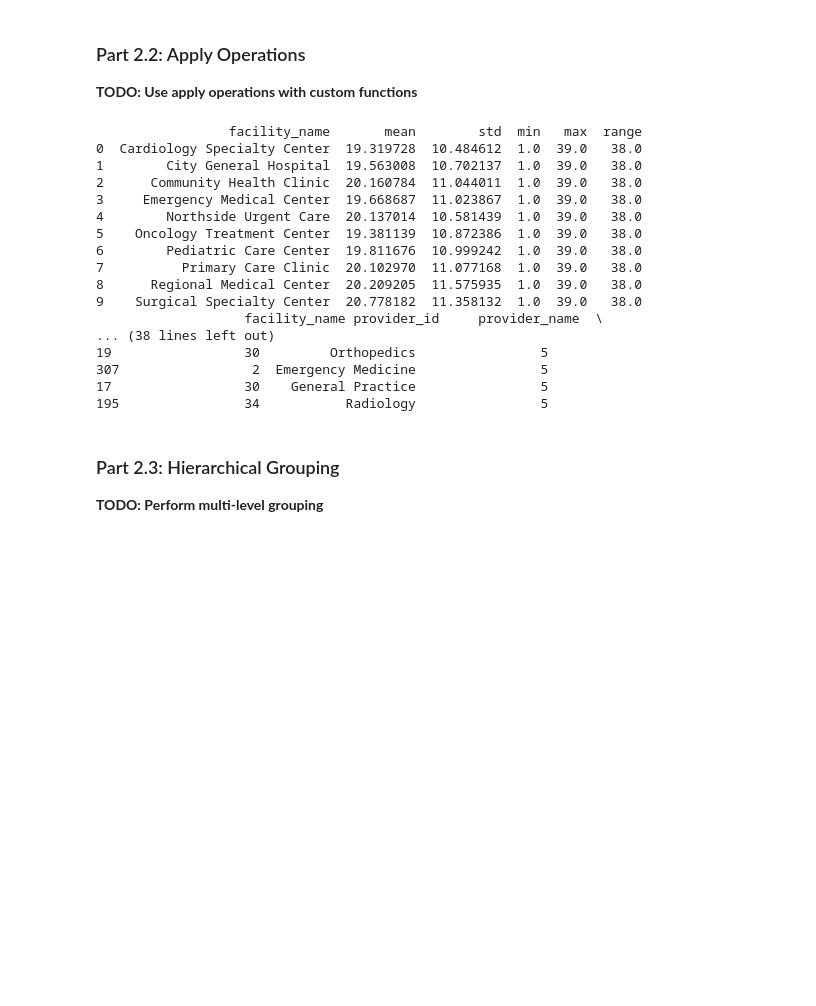
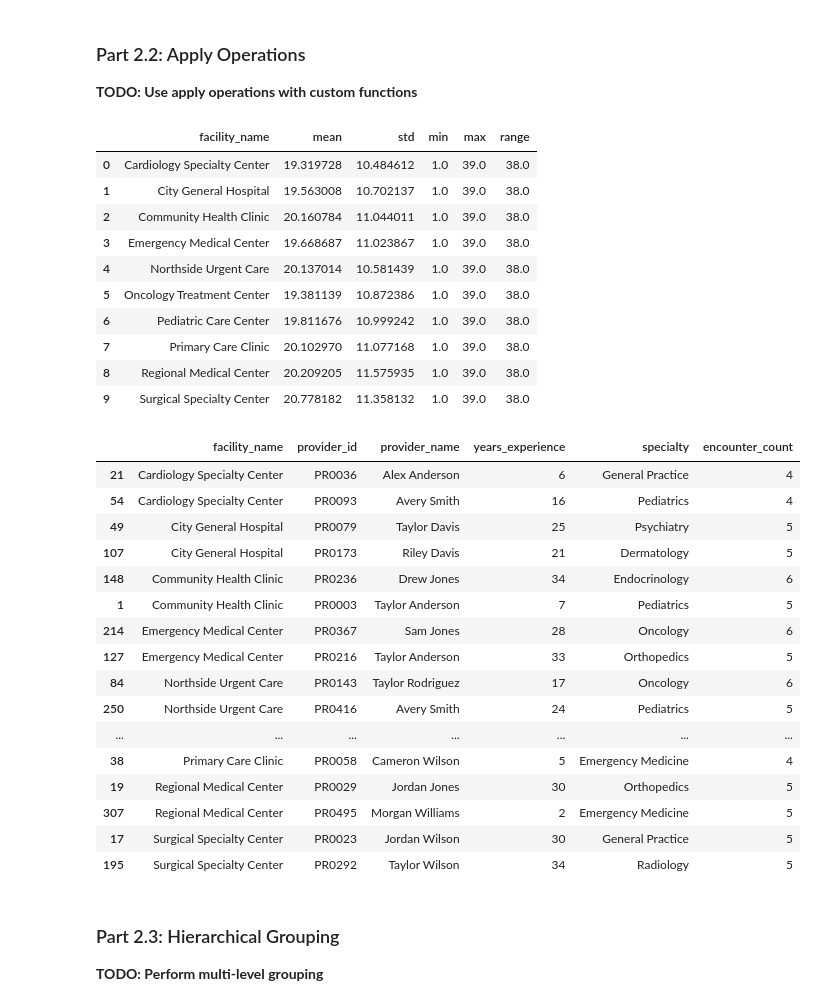
Before and after one commit to UCSF-DataSci/ds217-08-group-filter-and-flow-thomasblakely, a Jupyter notebook: assignment.ipynb, the cells around one changed output. Cells and saved outputs as stored; diff of their text form; code cells hidden in the pictures; blank space fills up the shorter version.

```diff
--- a/assignment.ipynb
+++ b/assignment.ipynb
@@ -216,52 +226,63 @@ def provider_stats(group):
 
 # Apply custom function to each facility
 # Note: Add include_groups=False to avoid pandas FutureWarning about groupby columns
 facility_provider_stats = merged_df.groupby('facility_name').apply(provider_stats, include_groups=False).reset_index()
-print(facility_provider_stats)
+display(facility_provider_stats)
 
 # Create function to find top providers in each facility
 def top_providers(group, n=2):
     """Return top n providers in a group by encounter volume"""
     # Return top n rows by encounter count, selecting only provider_id, provider_name,
     # years_experience, specialty
     return (group.groupby(['provider_id', 'provider_name', 'years_experience', 'specialty']).size().reset_index(name = 'encounter_count').nlargest(n, 'encounter_count'))
 
 # Apply function to get top 2 providers per facility
 # IMPORTANT: When using groupby().apply(), the result has a MultiIndex where:
 # - Level 0: The grouping column (facility_name)
 # - Level 1: The original row index from each group
 # Use reset_index(level=0) to move only the grouping column back to a regular column
 # DO NOT use reset_index(drop=True) - that would drop ALL index levels including facility_name!
 top_providers_by_facility = merged_df.groupby('facility_name').apply(
     lambda x: top_providers(x, n=2)
 ).reset_index(level=0)  # Moves facility_name from index to column
-print(top_providers_by_facility)
+display(top_providers_by_facility)
 
 # Save results as 'output/q2_performance_report.txt'
 with open('output/q2_performance_report.txt', 'w') as file:
     file.write("Question 2 Performance Report\n\n")
     file.write("Facility Provider Stats:\n")
     file.write(facility_provider_stats.to_string(index = False))
     file.write("\nTop Providers by Facility:\n")
     file.write(top_providers_by_facility.to_string(index = False))
 # %% [output]
-                 facility_name       mean        std  min   max  range
-0  Cardiology Specialty Center  19.319728  10.484612  1.0  39.0   38.0
-1        City General Hospital  19.563008  10.702137  1.0  39.0   38.0
-2      Community Health Clinic  20.160784  11.044011  1.0  39.0   38.0
-3     Emergency Medical Center  19.668687  11.023867  1.0  39.0   38.0
-4        Northside Urgent Care  20.137014  10.581439  1.0  39.0   38.0
-5    Oncology Treatment Center  19.381139  10.872386  1.0  39.0   38.0
-6        Pediatric Care Center  19.811676  10.999242  1.0  39.0   38.0
-7          Primary Care Clinic  20.102970  11.077168  1.0  39.0   38.0
-8      Regional Medical Center  20.209205  11.575935  1.0  39.0   38.0
-9    Surgical Specialty Center  20.778182  11.358132  1.0  39.0   38.0
-                   facility_name provider_id     provider_name  \
-... (38 lines left out)
-19                 30         Orthopedics                5
-307                 2  Emergency Medicine                5
-17                 30    General Practice                5
-195                34           Radiology                5
+|  | facility_name | mean | std | min | max | range |
+| 0 | Cardiology Specialty Center | 19.319728 | 10.484612 | 1.0 | 39.0 | 38.0 |
+| 1 | City General Hospital | 19.563008 | 10.702137 | 1.0 | 39.0 | 38.0 |
+| 2 | Community Health Clinic | 20.160784 | 11.044011 | 1.0 | 39.0 | 38.0 |
+| 3 | Emergency Medical Center | 19.668687 | 11.023867 | 1.0 | 39.0 | 38.0 |
+| 4 | Northside Urgent Care | 20.137014 | 10.581439 | 1.0 | 39.0 | 38.0 |
+| 5 | Oncology Treatment Center | 19.381139 | 10.872386 | 1.0 | 39.0 | 38.0 |
+| 6 | Pediatric Care Center | 19.811676 | 10.999242 | 1.0 | 39.0 | 38.0 |
+| 7 | Primary Care Clinic | 20.102970 | 11.077168 | 1.0 | 39.0 | 38.0 |
+| 8 | Regional Medical Center | 20.209205 | 11.575935 | 1.0 | 39.0 | 38.0 |
+| 9 | Surgical Specialty Center | 20.778182 | 11.358132 | 1.0 | 39.0 | 38.0 |
+|  | facility_name | provider_id | provider_name | years_experience | specialty | encounter_count |
+| 21 | Cardiology Specialty Center | PR0036 | Alex Anderson | 6 | General Practice | 4 |
+| 54 | Cardiology Specialty Center | PR0093 | Avery Smith | 16 | Pediatrics | 4 |
+| 49 | City General Hospital | PR0079 | Taylor Davis | 25 | Psychiatry | 5 |
+| 107 | City General Hospital | PR0173 | Riley Davis | 21 | Dermatology | 5 |
+| 148 | Community Health Clinic | PR0236 | Drew Jones | 34 | Endocrinology | 6 |
+| 1 | Community Health Clinic | PR0003 | Taylor Anderson | 7 | Pediatrics | 5 |
+| 214 | Emergency Medical Center | PR0367 | Sam Jones | 28 | Oncology | 6 |
+| 127 | Emergency Medical Center | PR0216 | Taylor Anderson | 33 | Orthopedics | 5 |
+| 84 | Northside Urgent Care | PR0143 | Taylor Rodriguez | 17 | Oncology | 6 |
+| 250 | Northside Urgent Care | PR0416 | Avery Smith | 24 | Pediatrics | 5 |
+| ... | ... | ... | ... | ... | ... | ... |
+| 38 | Primary Care Clinic | PR0058 | Cameron Wilson | 5 | Emergency Medicine | 4 |
+| 19 | Regional Medical Center | PR0029 | Jordan Jones | 30 | Orthopedics | 5 |
+| 307 | Regional Medical Center | PR0495 | Morgan Williams | 2 | Emergency Medicine | 5 |
+| 17 | Surgical Specialty Center | PR0023 | Jordan Wilson | 30 | General Practice | 5 |
+| 195 | Surgical Specialty Center | PR0292 | Taylor Wilson | 34 | Radiology | 5 |
 # %% [markdown]
 ### Part 2.3: Hierarchical Grouping
 
```
Also changed, not shown: parts of 5 cells of this notebook.
